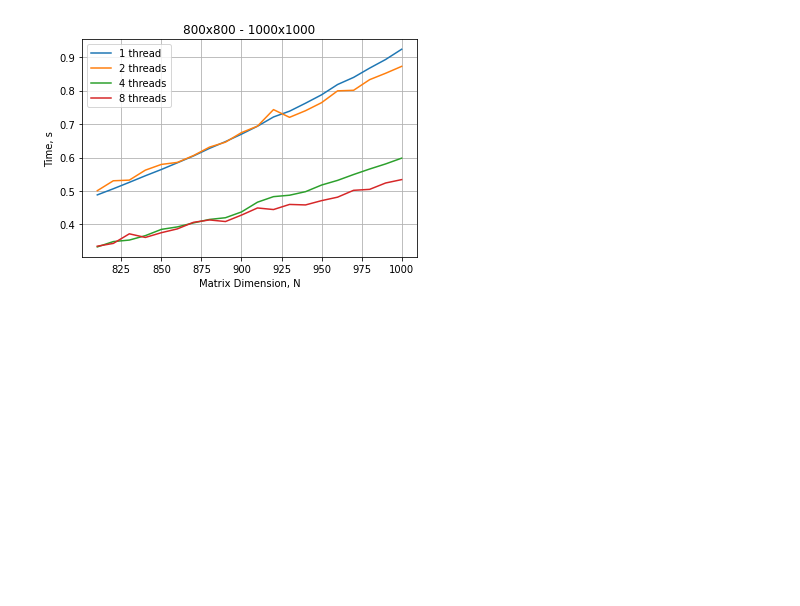
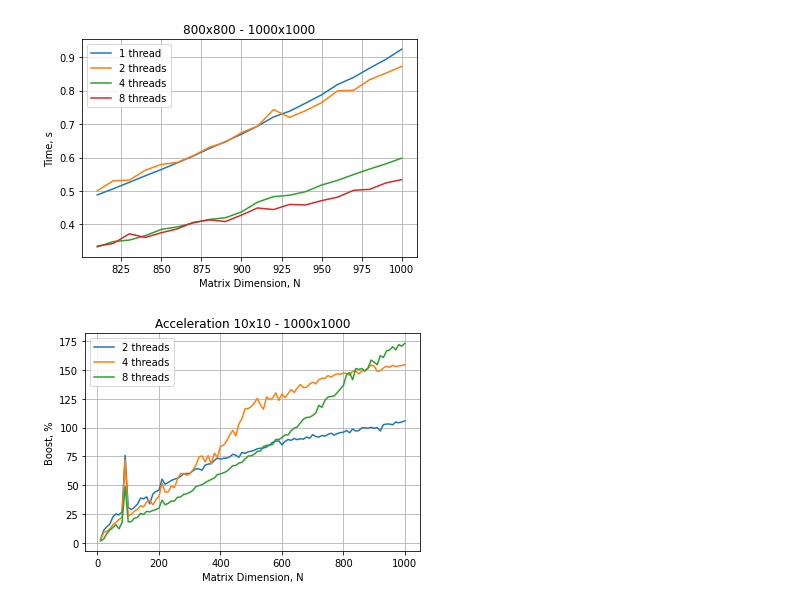
Before and after one commit to alexbrill/results_analysis, a Jupyter notebook: psa_lb5/main.ipynb, the cells around one changed output. Cells and saved outputs as stored; diff of their text form; code cells hidden in the pictures; blank space fills up the shorter version.

Commit message:
add acceleration to lab5 analysis

```diff
--- a/psa_lb5/main.ipynb
+++ b/psa_lb5/main.ipynb
@@ -134,3 +134,18 @@ ax.legend(["1 thread", "2 threads", "4 threads", "8 threads"])
 plt.show()
 # %% [output]
 [figure]
+# %%
+fig, ax = plt.subplots()
+ax.set_title("Acceleration 10x10 - 1000x1000")
+ax.set_ylabel("Boost, %")
+ax.set_xlabel("Matrix Dimension, N")
+ax.grid()
+
+for columns in df.columns[2:]:
+    ax.plot(df["d"], (df["p1"] / df[columns])*100, '-')
+
+ax.legend(["2 threads", "4 threads", "8 threads"])
+
+plt.show()
+# %% [output]
+[figure, added]
```
